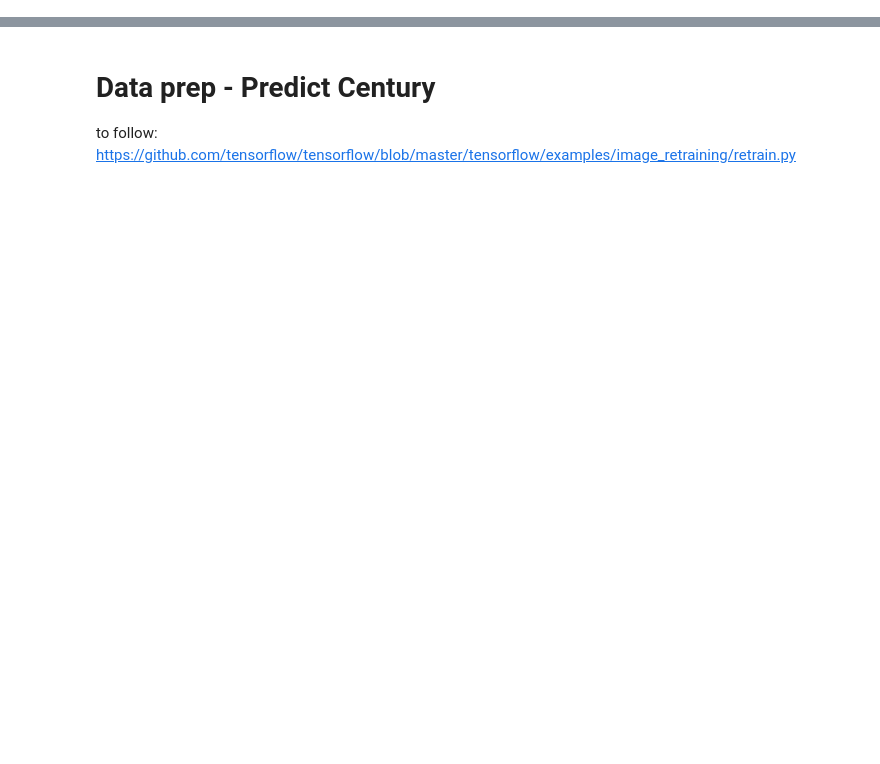
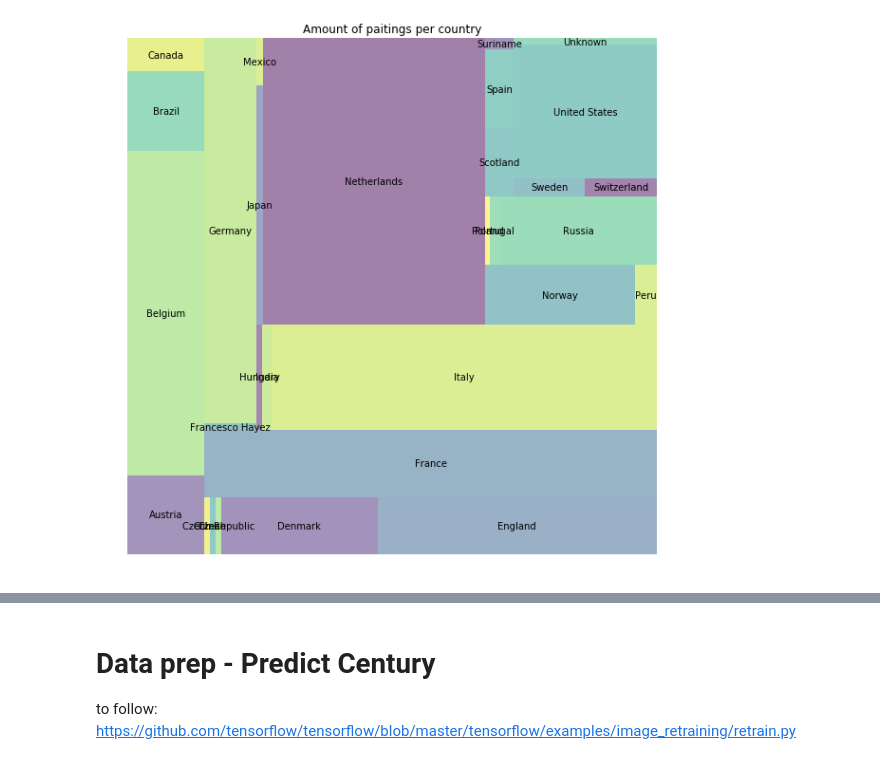
Before and after one commit to bernardoff/ML-Lab, a Jupyter notebook: Paintings Analysis.ipynb, the cells around one changed output, grey strips where cells are left out. Cells and saved outputs as stored; diff of their text form; code cells hidden in the pictures; blank space fills up the shorter version.

```diff
--- a/Paintings Analysis.ipynb
+++ b/Paintings Analysis.ipynb
@@ -182,0 +60,20 @@ artist_count[top_artists].sort_values(ascending=True).plot.barh(title='Top Artis
+# %%
+%%time
+
+# Append metadata to lists
+for f in file_names:
+    print(f) # Help debugging
+    images_path.append(os.path.join(image_directory,f))
+    year_labels.append(f.split(sep)[0])
+    country_labels.append(f.split(sep)[1])
+    artist_labels.append(f.split(sep)[2])
+    artwork_labels.append(f.split(sep)[3].split('.')[0])
+    century_labels.append(pd.to_numeric(f.split(sep)[0][:2])+1)
+    file_format.append(f.split('.')[1])
+    ##h, w, d = np.shape(cv2.imread(os.path.join(image_directory,f)))
+    h, w, d = np.shape(cv2.imdecode(np.asarray(bytearray(open(os.path.join(image_directory, f), "rb").read()), dtype=np.uint8), cv2.IMREAD_UNCHANGED))
+    aspect_ratio.append(float(w) / float(h))
+    width.append(w)
+    height.append(h)
+    density.append(d)
+    image_date.append(time.strftime('%m/%d/%Y', time.gmtime(os.path.getmtime(os.path.join(image_directory,f)))))
@@ -182,0 +168,14 @@ artist_count[top_artists].sort_values(ascending=True).plot.barh(title='Top Artis
+# %%
+# Squareplot for countries
+x = list(paintings_df.groupby('country').size().index)
+y = paintings_df.groupby('country').size().values
+
+dims = (10, 10)
+plt.subplots(figsize = dims)
+
+squarify.plot(sizes=y, label=x, alpha=.5 )
+plt.axis('off')
+plt.title('Amount of paitings per country')
+plt.show()
+# %% [output]
+[figure, added]
```
Also changed, not shown: parts of 45 cells of this notebook, 1 other file.
